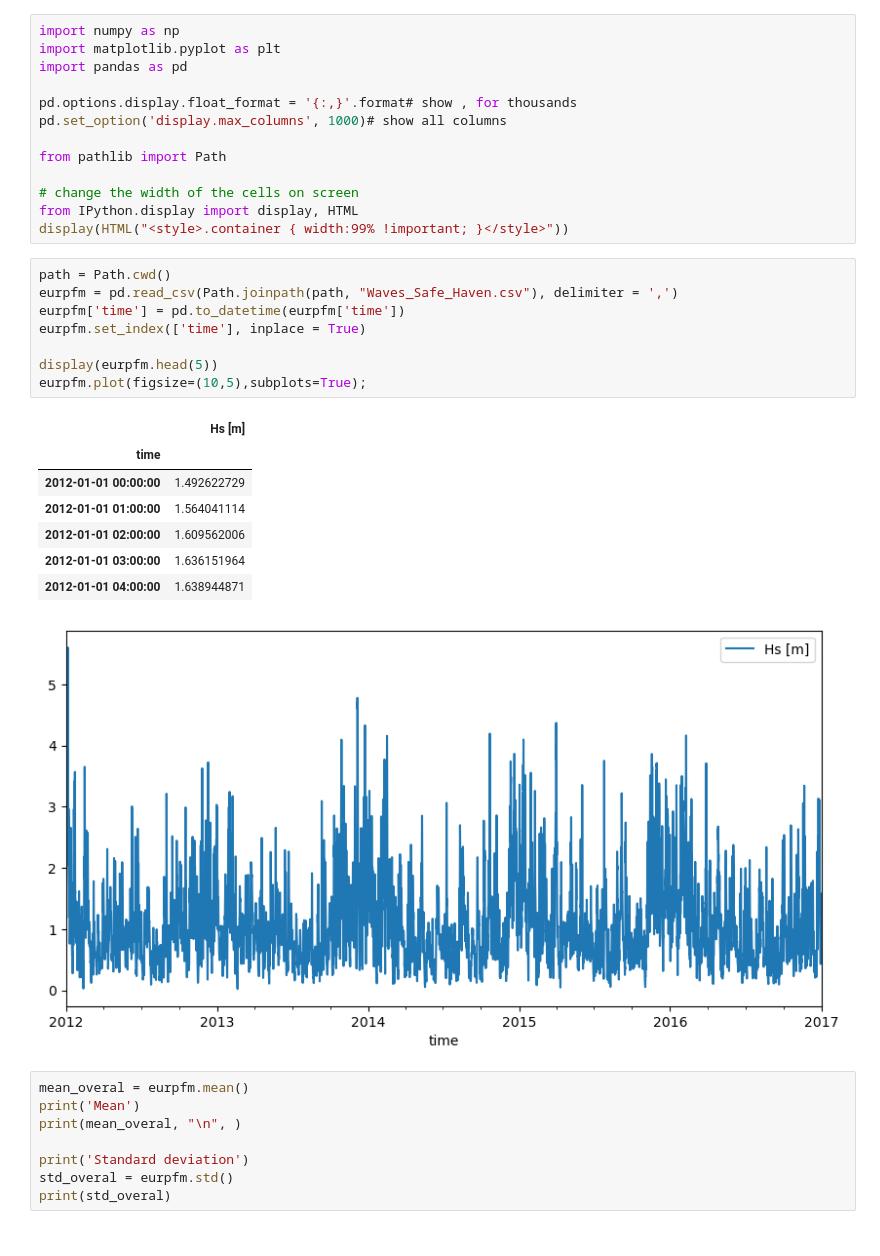
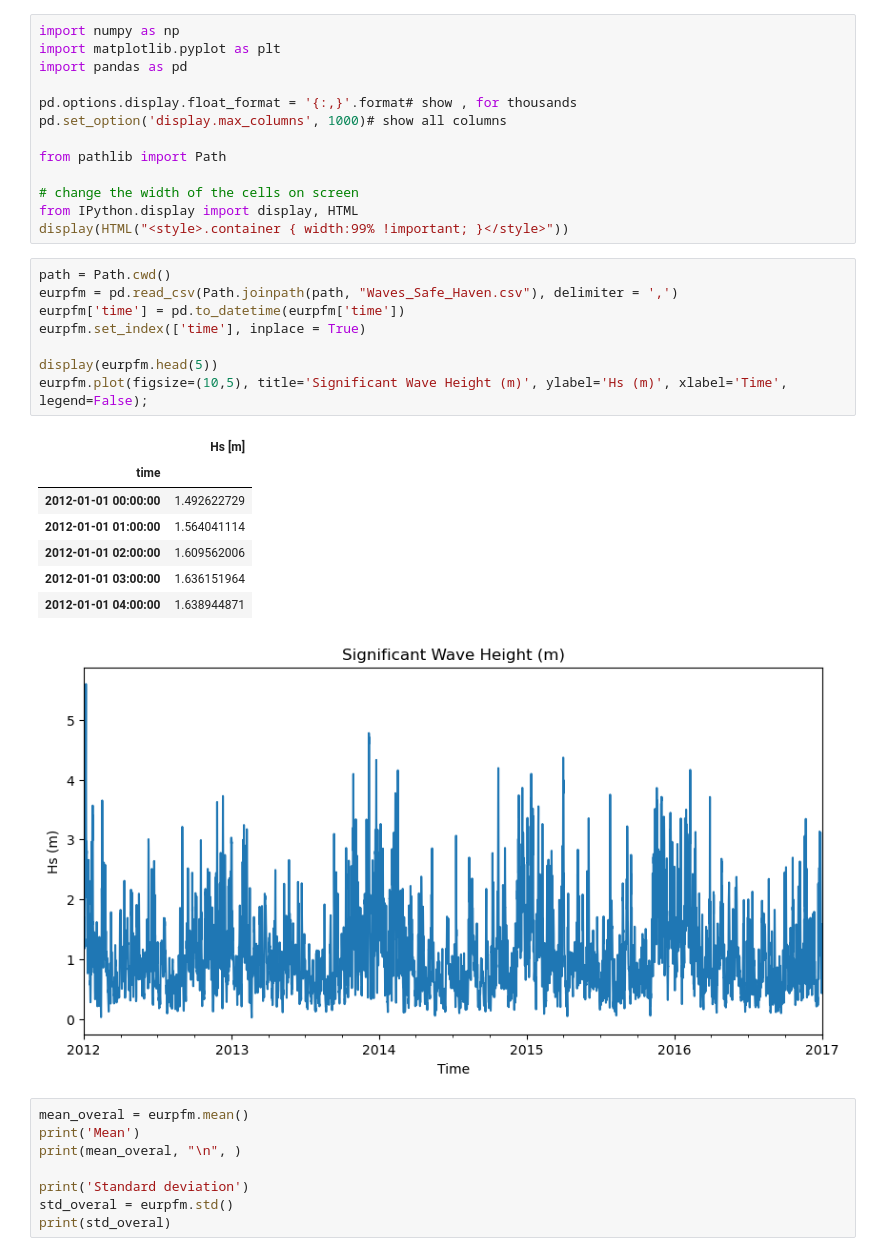
Before and after one commit to denisepierce01/Dredging, a Jupyter notebook: Maintenance_cycle.ipynb, the cells around one changed output. Saved outputs shown, nothing was run; the diff lists cells and outputs as text.

```diff
--- a/Maintenance_cycle.ipynb
+++ b/Maintenance_cycle.ipynb
@@ -16,20 +16,20 @@ display(HTML("<style>.container { width:99% !important; }</style>"))
 # %%
 path = Path.cwd()
 eurpfm = pd.read_csv(Path.joinpath(path, "Waves_Safe_Haven.csv"), delimiter = ',')
 eurpfm['time'] = pd.to_datetime(eurpfm['time'])
 eurpfm.set_index(['time'], inplace = True)
 
 display(eurpfm.head(5))
-eurpfm.plot(figsize=(10,5),subplots=True);
+eurpfm.plot(figsize=(10,5), title='Significant Wave Height (m)', ylabel='Hs (m)', xlabel='Time', legend=False);
 # %% [output]
 |  | Hs [m] |
 | time |  |
 | 2012-01-01 00:00:00 | 1.492622729 |
 | 2012-01-01 01:00:00 | 1.564041114 |
 | 2012-01-01 02:00:00 | 1.609562006 |
 | 2012-01-01 03:00:00 | 1.636151964 |
 | 2012-01-01 04:00:00 | 1.638944871 |
-[figure, old version]
+[figure, new version]
 # %%
 mean_overal = eurpfm.mean()
 print('Mean')
```
Also changed, not shown: parts of 18 cells of this notebook.
